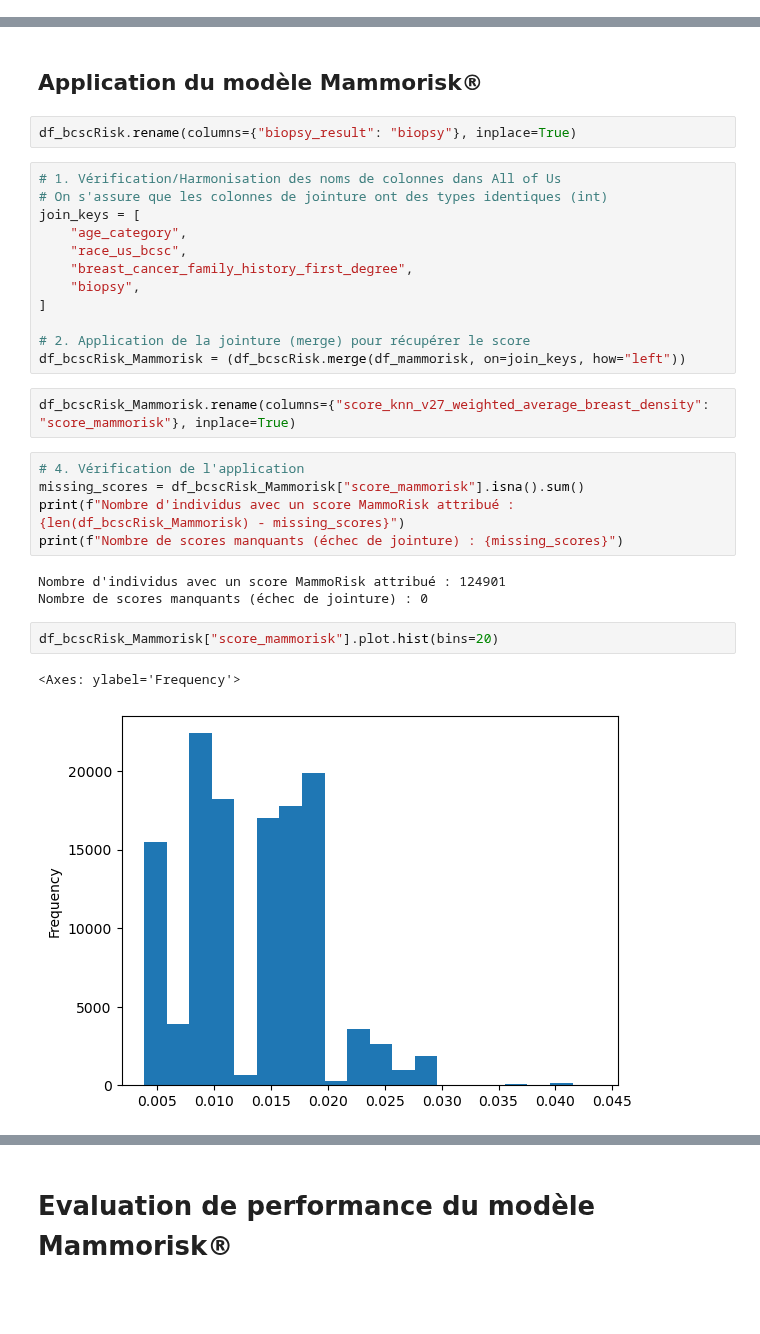
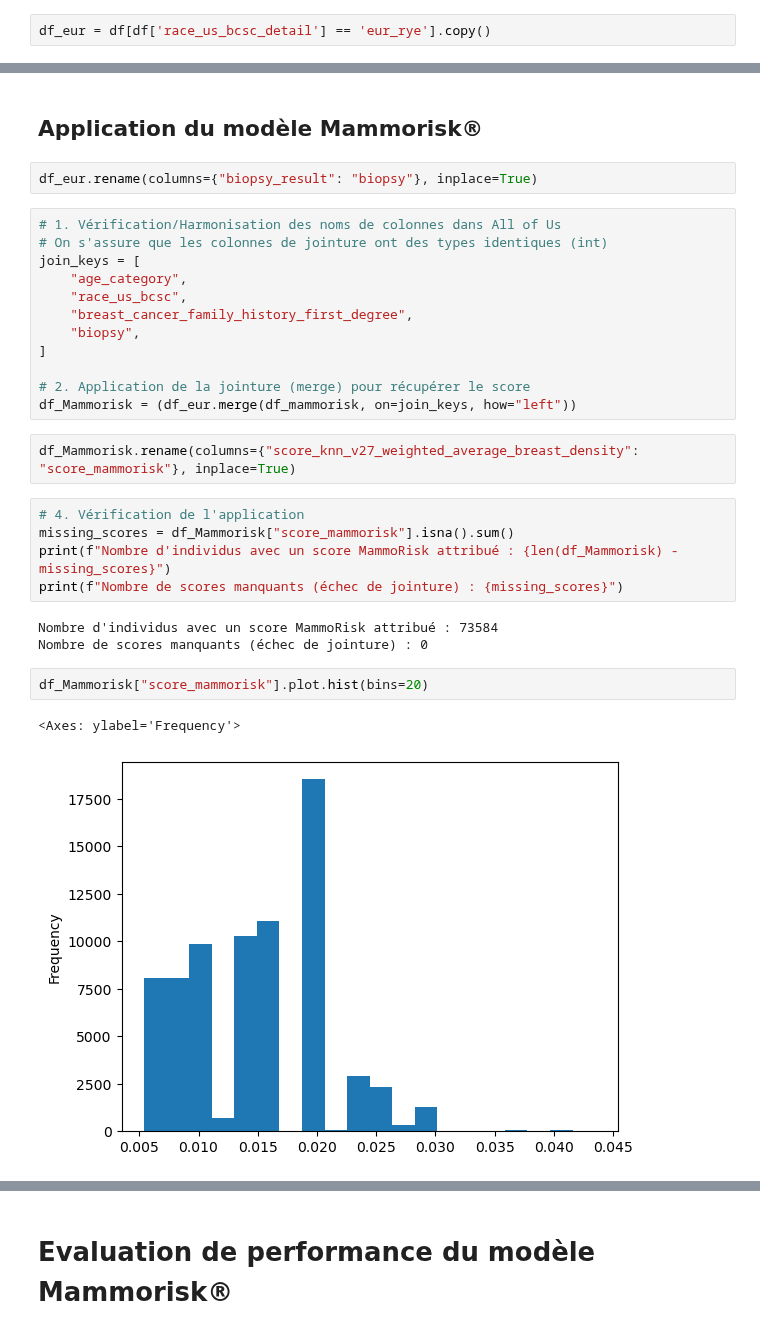
Before and after one commit to RR-DataSciences/Multi-trait-GWAS-in-admixed-populations, a Jupyter notebook: notebooks/56_Run_Mammorisk.ipynb, the cells around one changed output, grey strips where cells are left out. Cells and saved outputs as stored; diff of their text form; blank space fills up the shorter version.

Commit message:
Travail sur la recalibration des modèles BCSC V2 et Mammorisk (terminé) - Revoir la partie sur les PRS

```diff
--- a/notebooks/56_Run_Mammorisk.ipynb
+++ b/notebooks/56_Run_Mammorisk.ipynb
@@ -73,3 +99,5 @@ df_bcscRisk[(df_bcscRisk['person_id'] > 2445350) & (df_bcscRisk['person_id'] < 2
+# %%
+df_eur = df[df['race_us_bcsc_detail'] == 'eur_rye'].copy()
 # %% [markdown]
 # Calcul du score Mammorisk®
 # %% [markdown]
@@ -114,7 +142,7 @@ Entrez le mot de passe MammoRisk :  ········
 # %% [markdown]
 ## Application du modèle Mammorisk®
 # %%
-df_bcscRisk.rename(columns={"biopsy_result": "biopsy"}, inplace=True)
+df_eur.rename(columns={"biopsy_result": "biopsy"}, inplace=True)
 # %%
 # 1. Vérification/Harmonisation des noms de colonnes dans All of Us
 # On s'assure que les colonnes de jointure ont des types identiques (int)
@@ -126,19 +154,19 @@ join_keys = [
 ]
 
 # 2. Application de la jointure (merge) pour récupérer le score
-df_bcscRisk_Mammorisk = (df_bcscRisk.merge(df_mammorisk, on=join_keys, how="left"))
+df_Mammorisk = (df_eur.merge(df_mammorisk, on=join_keys, how="left"))
 # %%
-df_bcscRisk_Mammorisk.rename(columns={"score_knn_v27_weighted_average_breast_density": "score_mammorisk"}, inplace=True)
+df_Mammorisk.rename(columns={"score_knn_v27_weighted_average_breast_density": "score_mammorisk"}, inplace=True)
 # %%
 # 4. Vérification de l'application
-missing_scores = df_bcscRisk_Mammorisk["score_mammorisk"].isna().sum()
-print(f"Nombre d'individus avec un score MammoRisk attribué : {len(df_bcscRisk_Mammorisk) - missing_scores}")
+missing_scores = df_Mammorisk["score_mammorisk"].isna().sum()
+print(f"Nombre d'individus avec un score MammoRisk attribué : {len(df_Mammorisk) - missing_scores}")
 print(f"Nombre de scores manquants (échec de jointure) : {missing_scores}")
 # %% [output]
-Nombre d'individus avec un score MammoRisk attribué : 124901
+Nombre d'individus avec un score MammoRisk attribué : 73584
 Nombre de scores manquants (échec de jointure) : 0
 # %%
-df_bcscRisk_Mammorisk["score_mammorisk"].plot.hist(bins=20)
+df_Mammorisk["score_mammorisk"].plot.hist(bins=20)
 # %% [output]
 <Axes: ylabel='Frequency'>
-[figure, old version]
+[figure, new version]
```
Also changed, not shown: parts of 21 cells of this notebook, 2 other files.
